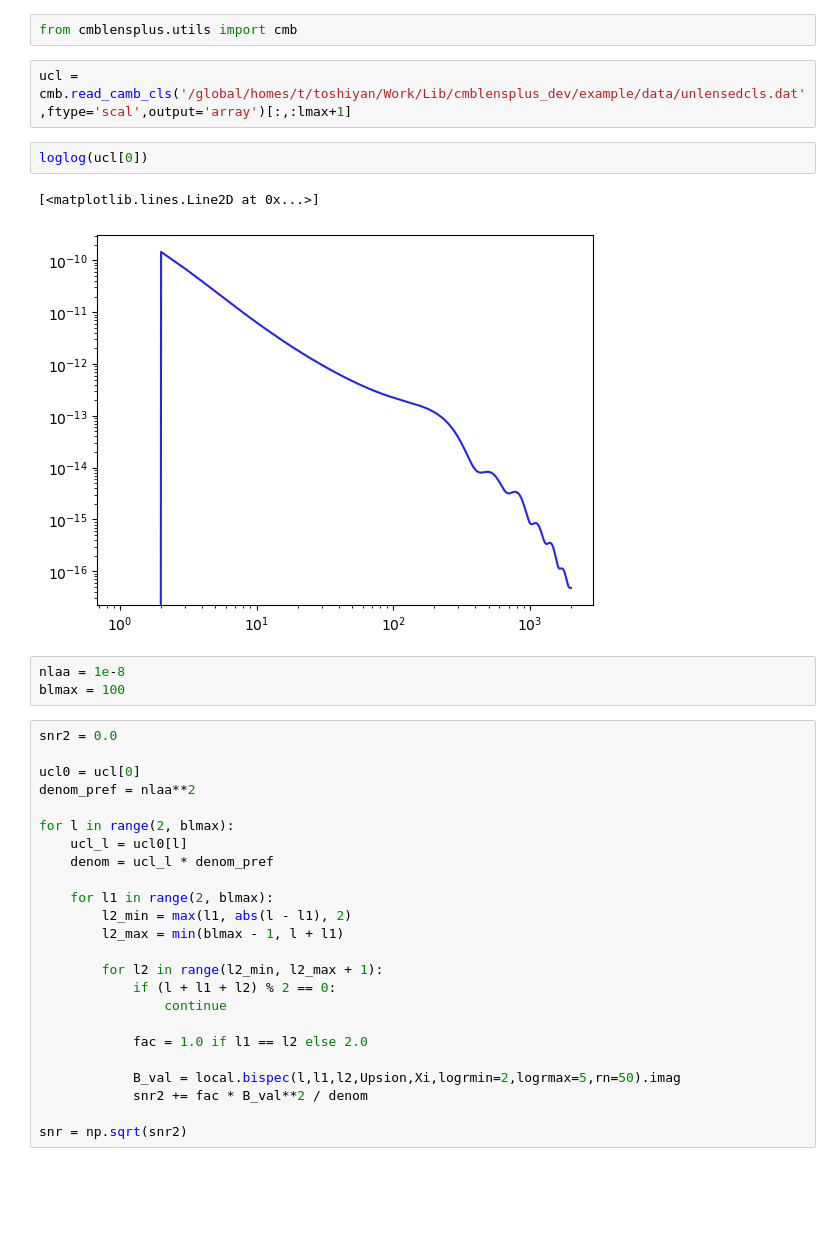
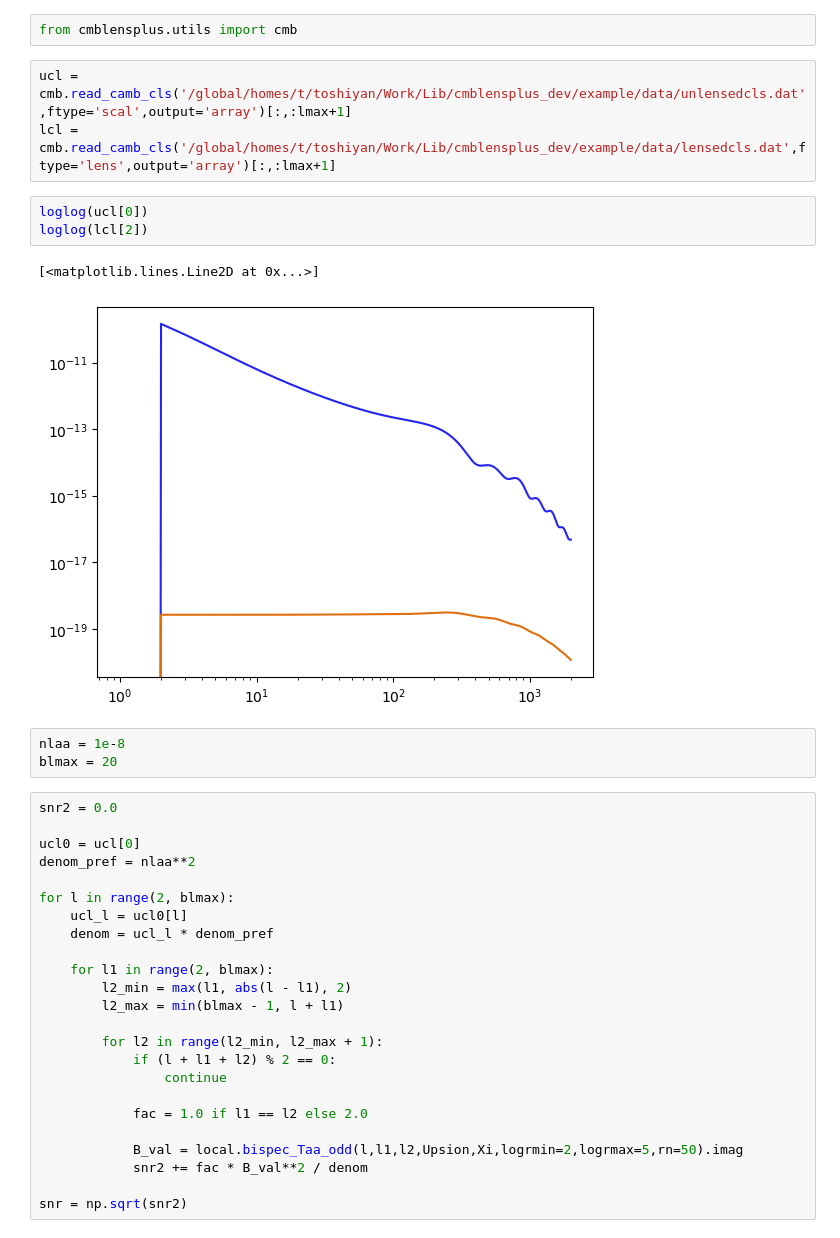
Before and after one commit to toshiyan/pmf-bispec, a Jupyter notebook: bispectrum.ipynb, the cells around one changed output. Cells and saved outputs as stored; diff of their text form; blank space fills up the shorter version.

```diff
--- a/bispectrum.ipynb
+++ b/bispectrum.ipynb
@@ -93,14 +69,16 @@ imag = 4.272039503704314e-06
 from cmblensplus.utils import cmb
 # %%
 ucl = cmb.read_camb_cls('/global/homes/t/toshiyan/Work/Lib/cmblensplus_dev/example/data/unlensedcls.dat',ftype='scal',output='array')[:,:lmax+1]
+lcl = cmb.read_camb_cls('/global/homes/t/toshiyan/Work/Lib/cmblensplus_dev/example/data/lensedcls.dat',ftype='lens',output='array')[:,:lmax+1]
 # %%
 loglog(ucl[0])
+loglog(lcl[2])
 # %% [output]
 [<matplotlib.lines.Line2D at 0x...>]
-[figure, old version]
+[figure, new version]
 # %%
 nlaa = 1e-8
-blmax = 100
+blmax = 20
 # %%
 snr2 = 0.0
 
@@ -121,7 +99,7 @@ for l in range(2, blmax):
 
             fac = 1.0 if l1 == l2 else 2.0
 
-            B_val = local.bispec(l,l1,l2,Upsion,Xi,logrmin=2,logrmax=5,rn=50).imag
+            B_val = local.bispec_Taa_odd(l,l1,l2,Upsion,Xi,logrmin=2,logrmax=5,rn=50).imag
             snr2 += fac * B_val**2 / denom
 
 snr = np.sqrt(snr2)
```
Also changed, not shown: parts of 18 cells of this notebook, 2 other files.
